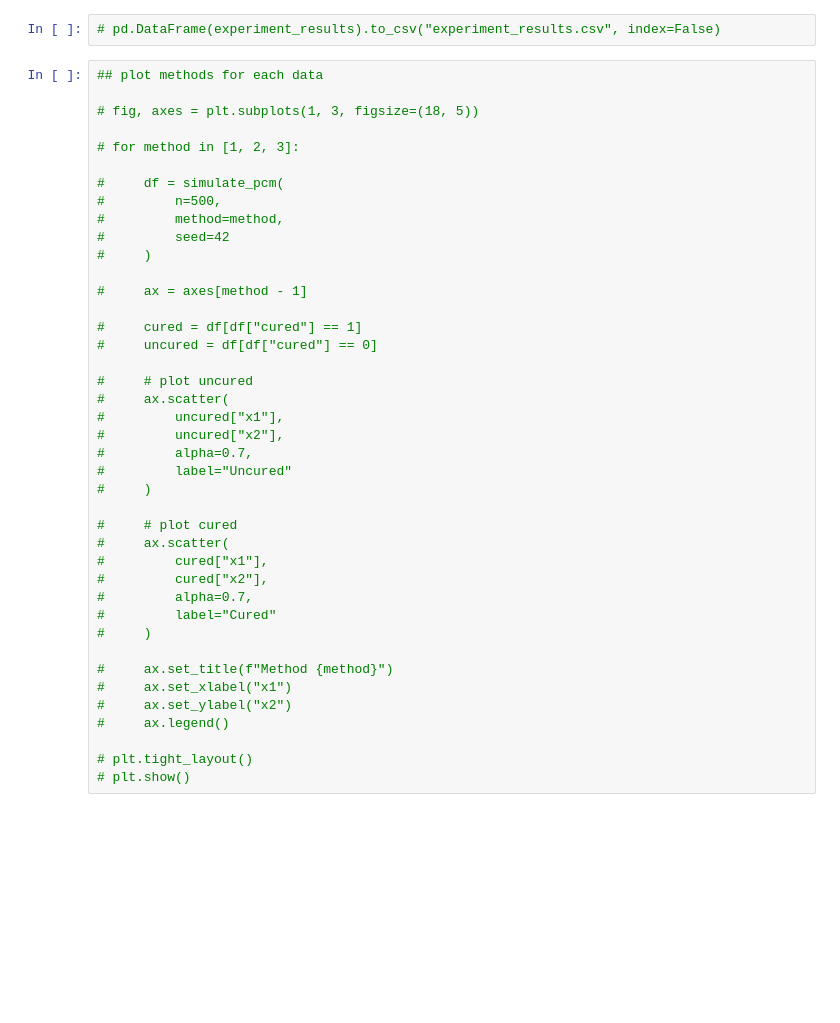
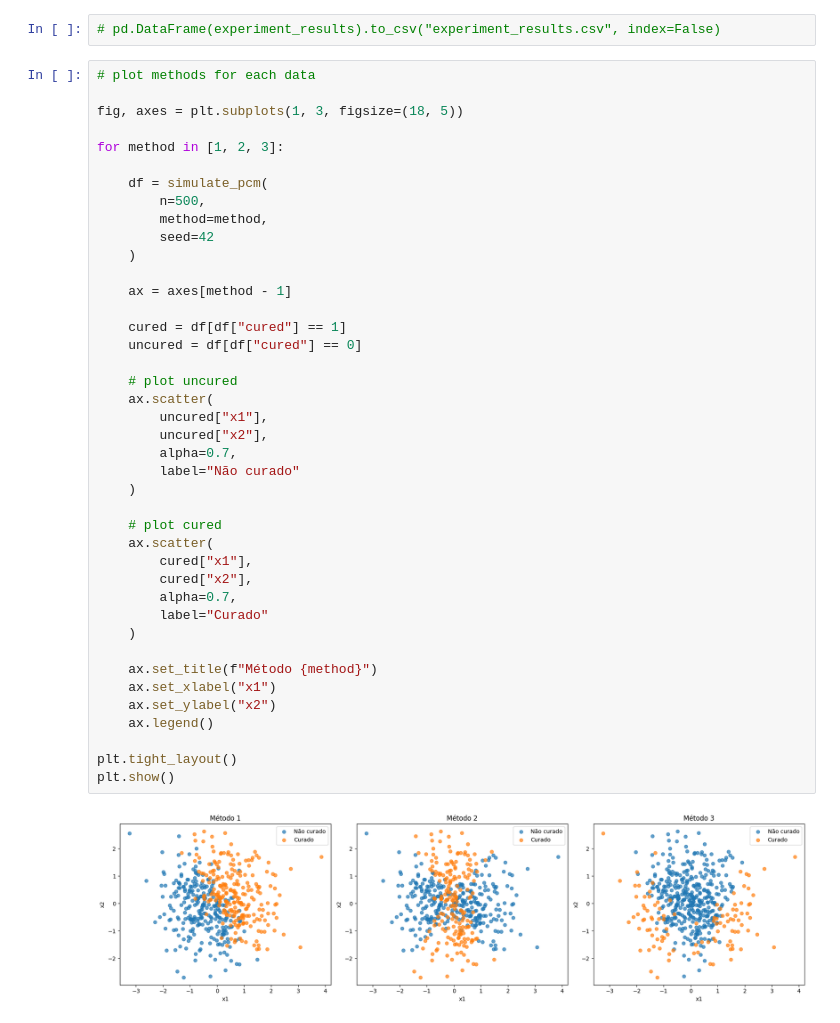
Before and after one commit to cowvin0/master_thesis, a Jupyter notebook: topicos_pesquisa_I/aplicacao_relatorio_2/km_gg.ipynb, the cells around one changed output. Saved outputs shown, nothing was run; the diff lists cells and outputs as text; blank space fills up the shorter version.

```diff
--- a/topicos_pesquisa_I/aplicacao_relatorio_2/km_gg.ipynb
+++ b/topicos_pesquisa_I/aplicacao_relatorio_2/km_gg.ipynb
@@ -1376,43 +1296,45 @@ Best IBS: 0.0863
 # %%
 # pd.DataFrame(experiment_results).to_csv("experiment_results.csv", index=False)
 # %%
-## plot methods for each data
+# plot methods for each data
 
-# fig, axes = plt.subplots(1, 3, figsize=(18, 5))
+fig, axes = plt.subplots(1, 3, figsize=(18, 5))
 
-# for method in [1, 2, 3]:
+for method in [1, 2, 3]:
 
-#     df = simulate_pcm(
-#         n=500,
-#         method=method,
-#         seed=42
-#     )
+    df = simulate_pcm(
+        n=500,
+        method=method,
+        seed=42
+    )
 
-#     ax = axes[method - 1]
+    ax = axes[method - 1]
 
-#     cured = df[df["cured"] == 1]
-#     uncured = df[df["cured"] == 0]
+    cured = df[df["cured"] == 1]
+    uncured = df[df["cured"] == 0]
 
-#     # plot uncured
-#     ax.scatter(
-#         uncured["x1"],
-#         uncured["x2"],
-#         alpha=0.7,
-#         label="Uncured"
-#     )
+    # plot uncured
+    ax.scatter(
+        uncured["x1"],
+        uncured["x2"],
+        alpha=0.7,
+        label="Não curado"
+    )
 
-#     # plot cured
-#     ax.scatter(
-#         cured["x1"],
-#         cured["x2"],
-#         alpha=0.7,
-#         label="Cured"
-#     )
+    # plot cured
+    ax.scatter(
+        cured["x1"],
+        cured["x2"],
+        alpha=0.7,
+        label="Curado"
+    )
 
-#     ax.set_title(f"Method {method}")
-#     ax.set_xlabel("x1")
-#     ax.set_ylabel("x2")
-#     ax.legend()
+    ax.set_title(f"Método {method}")
+    ax.set_xlabel("x1")
+    ax.set_ylabel("x2")
+    ax.legend()
 
-# plt.tight_layout()
-# plt.show()
+plt.tight_layout()
+plt.show()
+# %% [output]
+[figure, added]
```
Also changed, not shown: parts of 6 cells of this notebook, 6 other files.
